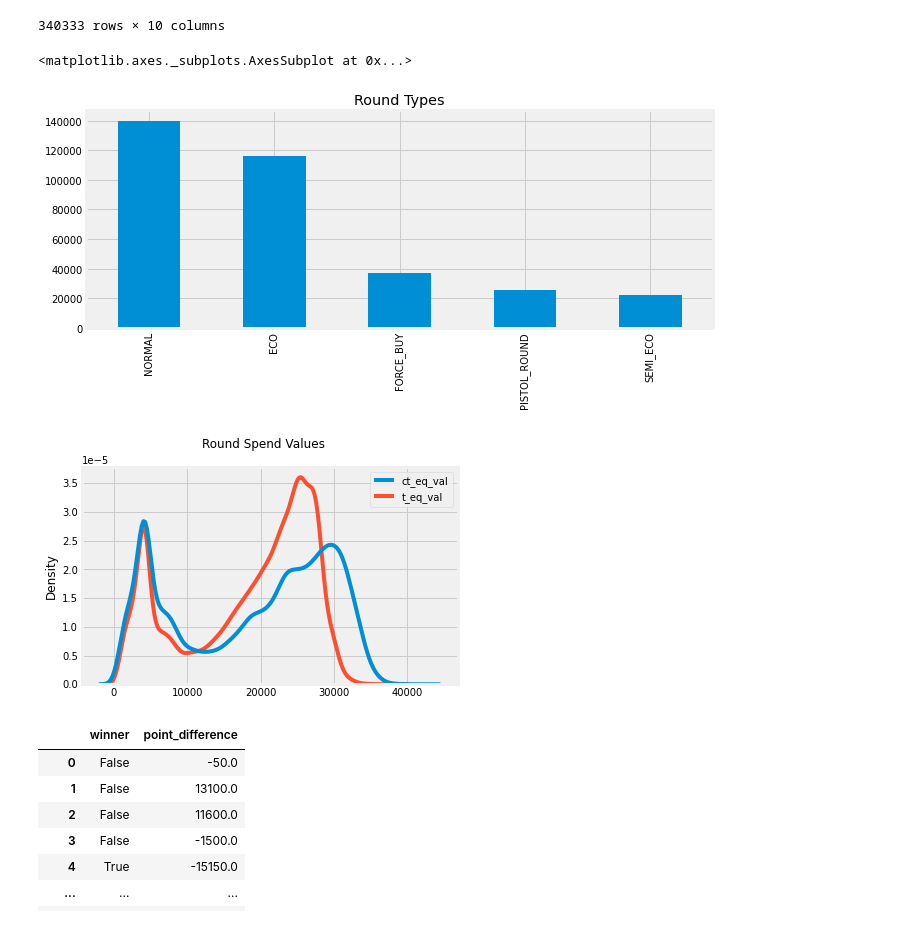
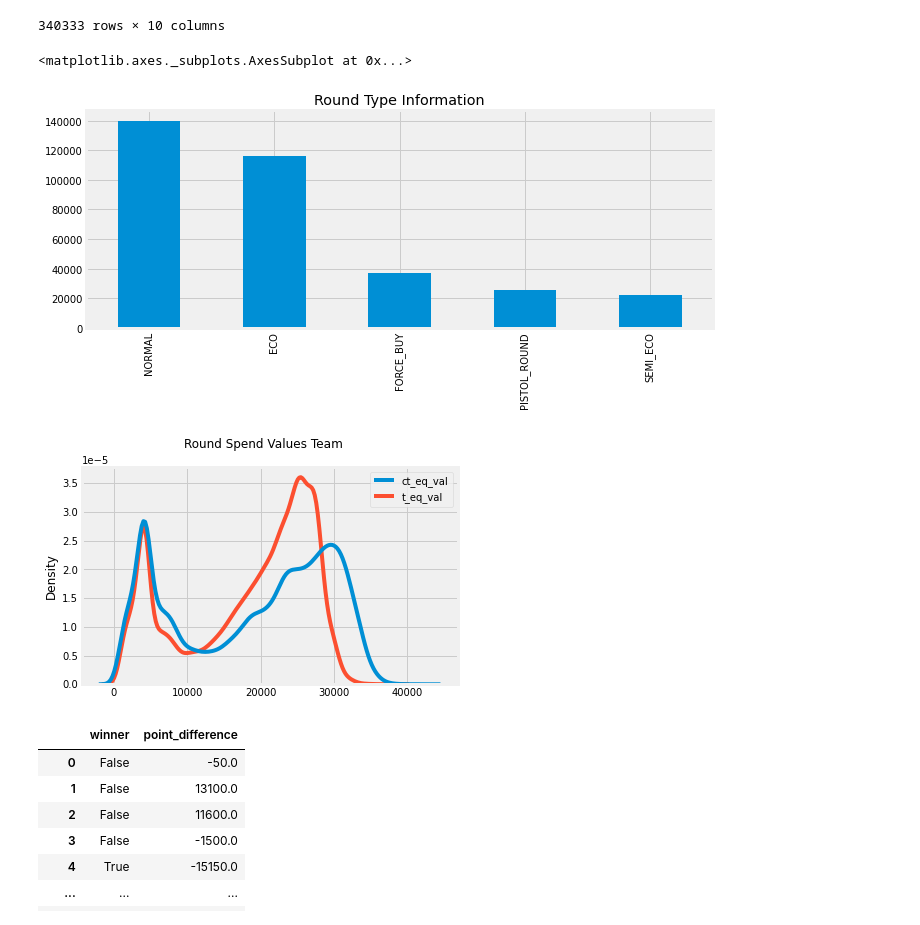
Before and after one commit to gandhimonil9823/CS_GO_Analysis, a Jupyter notebook: GunPlay_Economics_Analysis.ipynb, the cells around one changed output. Drawn from its saved outputs; the diff is of its cells as text; code cells hidden in the pictures.

```diff
--- a/GunPlay_Economics_Analysis.ipynb
+++ b/GunPlay_Economics_Analysis.ipynb
@@ -76,15 +80,15 @@ df_master_kills_demos
 | 340332 | esea_match_13829173.dem | de_mirage | 22 | 1856.08500 | 1905.8660 | Team 1 | Terrorist | NORMAL | ... |
 340333 rows × 10 columns
 # %%
-df_master_kills_demos['round_type'].value_counts().plot.bar(title='Round Types', **plt_kwargs)
+df_master_kills_demos['round_type'].value_counts().plot.bar(title="Round Type Information", **plt_kwargs)
 # %% [output]
 <matplotlib.axes._subplots.AxesSubplot at 0x...>
-[figure, old version]
+[figure, new version]
 # %%
 # Round Spend Analysis
-distribution_plot_kde([df_master_kills_demos['ct_eq_val'], df_master_kills_demos['t_eq_val']], "Round Spend Values")
+distribution_plot_kde([df_master_kills_demos['ct_eq_val'], df_master_kills_demos['t_eq_val']], "Round Spend Values Team")
 # %% [output]
-[figure, old version]
+[figure, new version]
 # %%
 df_master_kills_demos = df_master_kills_demos[0:10000]
 
```
Also changed, not shown: parts of 6 cells of this notebook.
